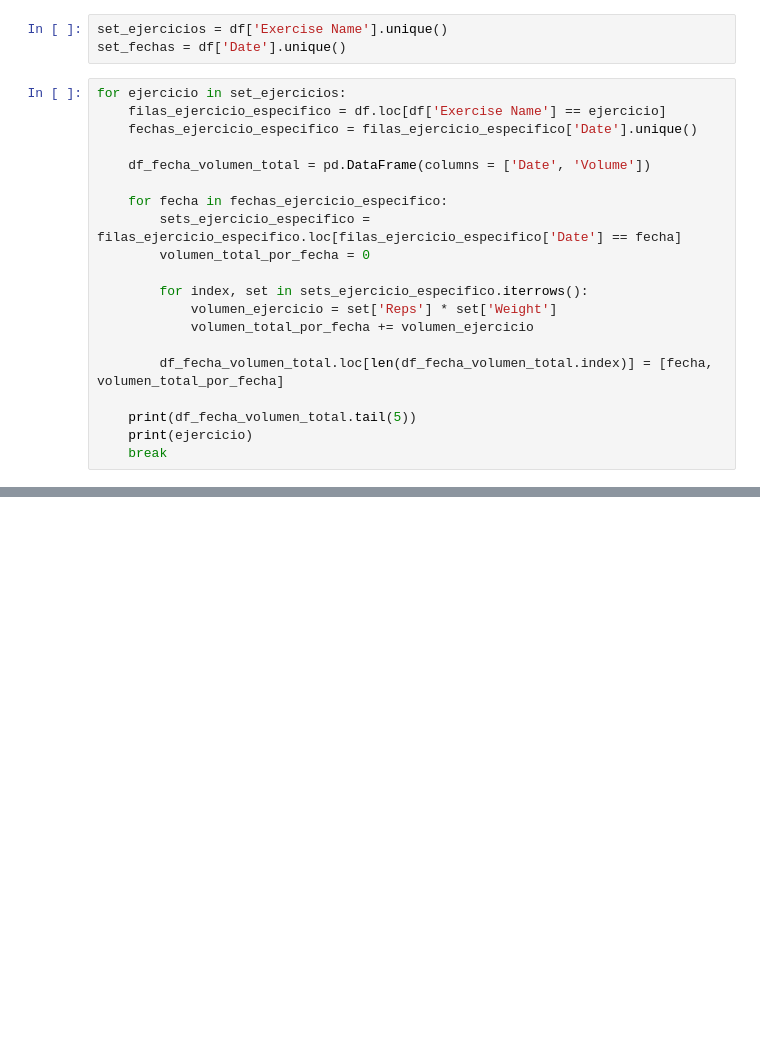
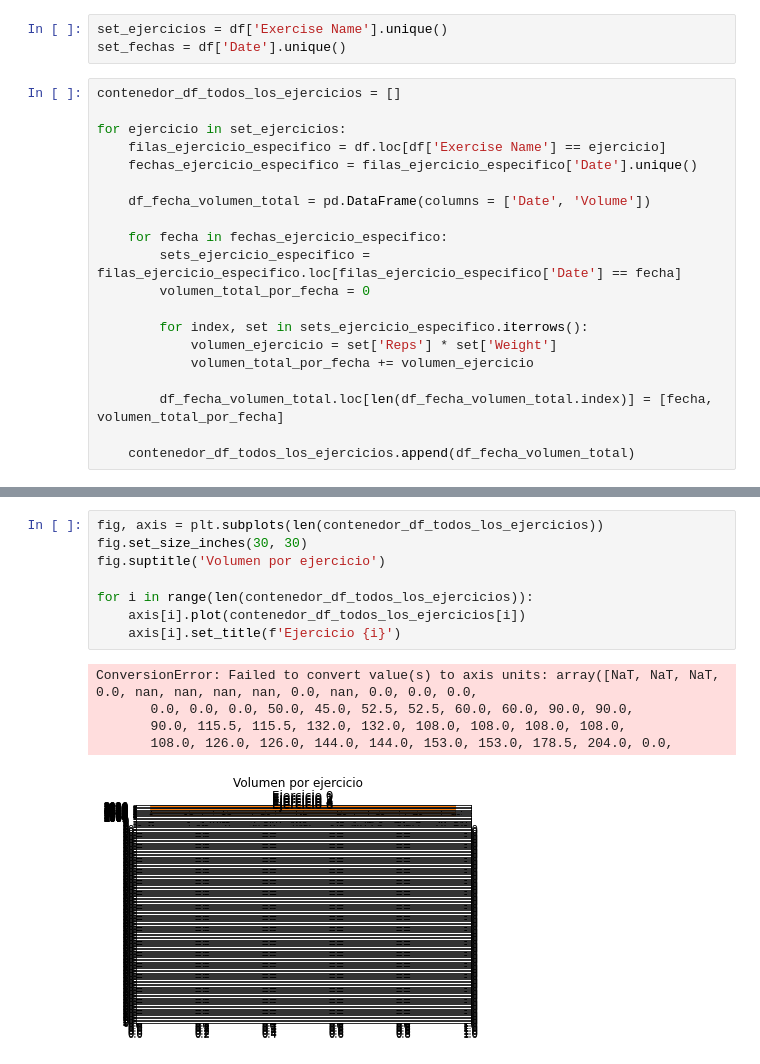
Before and after one commit to MrHamburguesa/Strong_tracker, a Jupyter notebook: analisis_datos_strong.ipynb, the cells around one changed output, grey strips where cells are left out. Saved outputs shown, nothing was run; the diff lists cells and outputs as text; blank space fills up the shorter version.

```diff
--- a/analisis_datos_strong.ipynb
+++ b/analisis_datos_strong.ipynb
@@ -14,6 +15,8 @@ df.head(5)
 set_ejercicios = df['Exercise Name'].unique()
 set_fechas = df['Date'].unique()
 # %%
+contenedor_df_todos_los_ejercicios = []
+
 for ejercicio in set_ejercicios:
     filas_ejercicio_especifico = df.loc[df['Exercise Name'] == ejercicio]
     fechas_ejercicio_especifico = filas_ejercicio_especifico['Date'].unique()
@@ -30,6 +33,4 @@ for ejercicio in set_ejercicios:
 
         df_fecha_volumen_total.loc[len(df_fecha_volumen_total.index)] = [fecha, volumen_total_por_fecha]
 
-    print(df_fecha_volumen_total.tail(5))
-    print(ejercicio)
-    break
+    contenedor_df_todos_los_ejercicios.append(df_fecha_volumen_total)
@@ -43,0 +37,14 @@ Lunge (Dumbbell)
+# %%
+fig, axis = plt.subplots(len(contenedor_df_todos_los_ejercicios))
+fig.set_size_inches(30, 30)
+fig.suptitle('Volumen por ejercicio')
+
+for i in range(len(contenedor_df_todos_los_ejercicios)):
+    axis[i].plot(contenedor_df_todos_los_ejercicios[i])
+    axis[i].set_title(f'Ejercicio {i}')
+# %% [output]
+ConversionError: Failed to convert value(s) to axis units: array([NaT, NaT, NaT, 0.0, nan, nan, nan, nan, 0.0, nan, 0.0, 0.0, 0.0,
+       0.0, 0.0, 0.0, 50.0, 45.0, 52.5, 52.5, 60.0, 60.0, 90.0, 90.0,
+       90.0, 115.5, 115.5, 132.0, 132.0, 108.0, 108.0, 108.0, 108.0,
+       108.0, 126.0, 126.0, 144.0, 144.0, 153.0, 153.0, 178.5, 204.0, 0.0,
+[figure, added]
```
Also changed, not shown: parts of 2 cells of this notebook.
